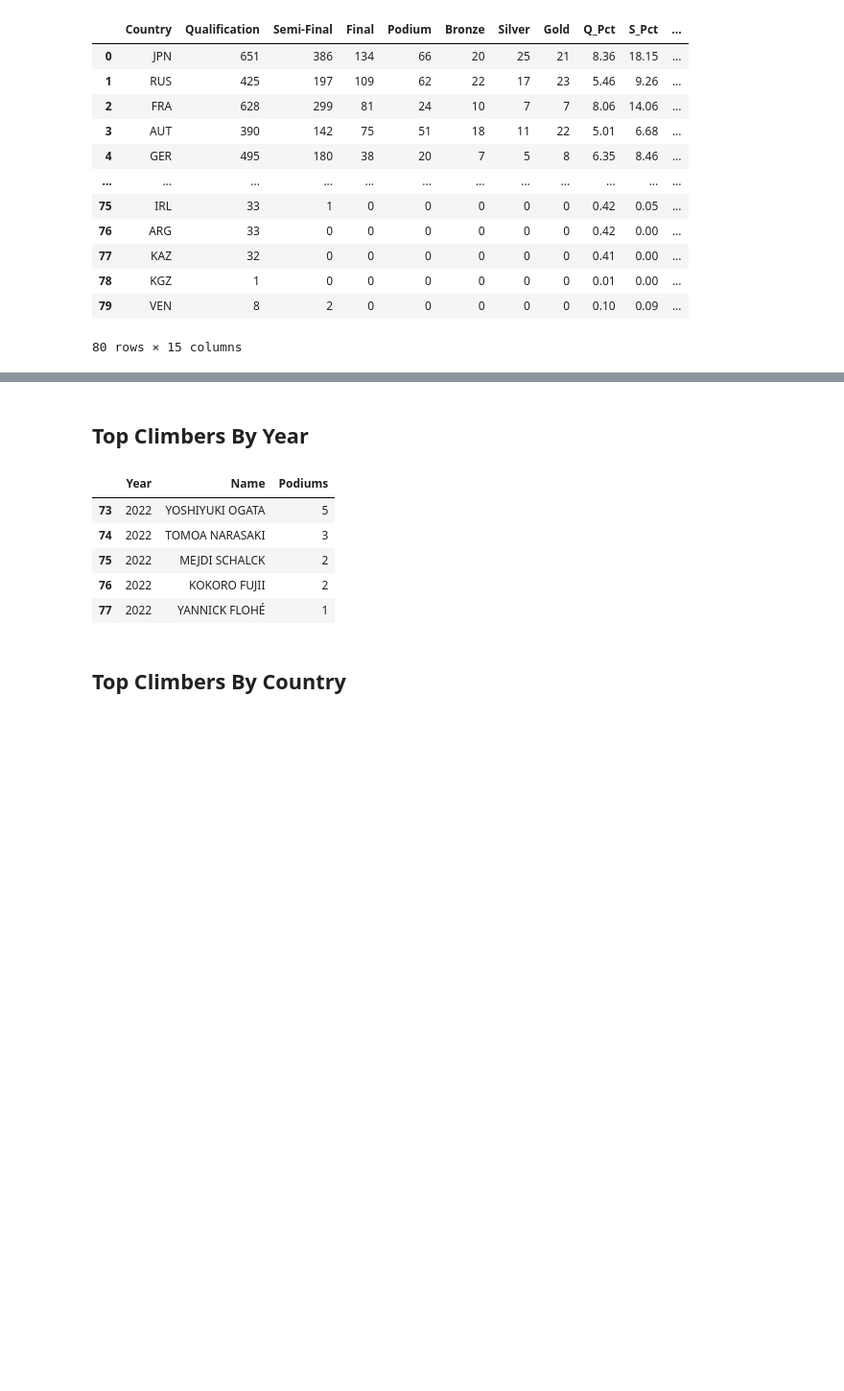
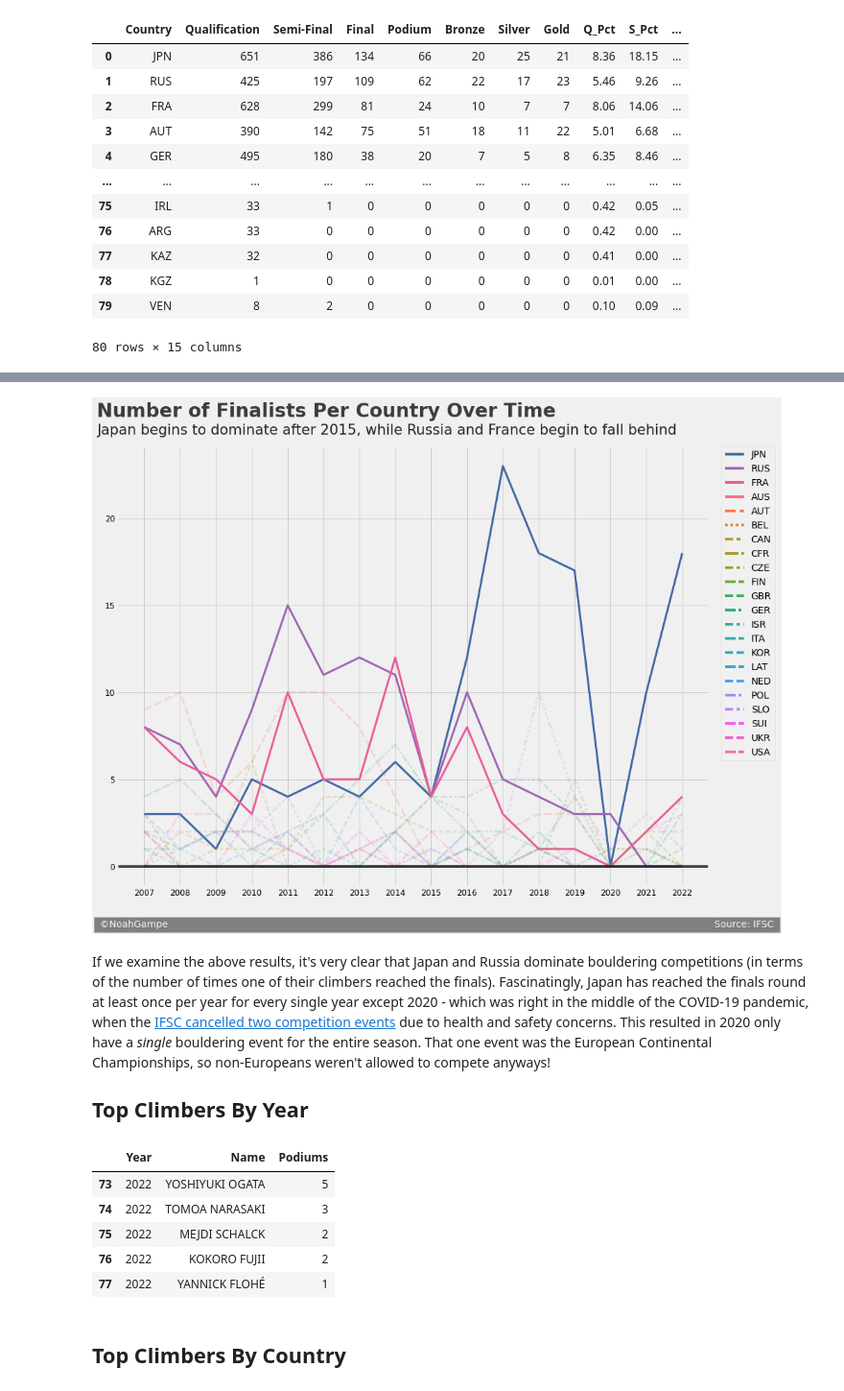
Before and after one commit to noah-kg/scraping-IFSC-website-via-selenium, a Jupyter notebook: IFSC Analysis.ipynb, the cells around one changed output, grey strips where cells are left out. Shown at 96% size. Saved outputs shown, nothing was run; the diff lists cells and outputs as text; code cells hidden in the pictures; blank space fills up the shorter version.

```diff
--- a/IFSC Analysis.ipynb
+++ b/IFSC Analysis.ipynb
@@ -393,0 +445,17 @@ calculate_podiums(boulder_men_all_results, boulder_men_country_stats, True)
+# %%
+def get_country_yearly_stats(df):
+    """
+    Returns df containing number of times a country has been represented in the finals.
+
+    df: dataframe containing results for all bouldering events
+    """
+    stats_df = df[(df['Rank'] <= 6) & (df['Rank'] > 0)] # Removes any -1 or 'DNS' competitors
+    # stats_df = stats_df.groupby(['Country', 'Year']).size().unstack().fillna(0).astype('int8')#.reset_index() # Works
+    # stats_df = stats_df.groupby(['Country'])['Year'].value_counts().to_frame(name='Finalists').fillna(0).astype('int8')#.reset_index()
+    # stats_df = stats_df.groupby(['Year'])['Country'].value_counts().to_frame(name='Finalists').fillna(0).astype('int8')#.reset_index()
+    stats_df = stats_df.groupby(['Year'])['Country'].value_counts().unstack().fillna(0).astype('int')#.reset_index()
+    # stats_df['Total Finals'] = stats_df.sum(axis=1)
+    return stats_df
+
+country_perf = get_country_yearly_stats(boulder_men_all_results)
+country_perf.head()
@@ -394,4 +494,44 @@ calculate_podiums(boulder_men_all_results, boulder_men_country_stats, True)
+# %%
+def plot_line(df, title, sub, xoffset, yoffset, sig, subset=[]):
+    #figure details
+    fig = plt.figure(figsize=(14,12), facecolor='#f0f0f0')
+
+    #plot details
+    if subset:
+        palette = ['#4167a6', '#9d65b4', '#ea5c97','#ff715d' ,'#ffa600']
+        ax = sns.lineplot(data=df[subset], linewidth=3.0, dashes=False, palette=palette[:len(subset)]) #displays only subset
+        ax = sns.lineplot(data=df.drop(subset, axis=1), linewidth=3.0, alpha=0.2)
+    else:
+        ax = sns.lineplot(data=df, linewidth=3.0) #displays each country equally
+
+    # ax = sns.lineplot(data=df.drop(['JPN', 'RUS', 'AUT'], axis=1), linewidth=3.0, alpha=0.2)
+    ax.axhline(y = 0, color = "black", linewidth = 4, alpha = .7)
+    ax.legend(fontsize = 14, bbox_to_anchor=(1.02, 1), loc='upper left', borderaxespad=0)
+    ax.yaxis.label.set_visible(False)
+    ax.xaxis.label.set_visible(False)
+    ax.tick_params(axis='x', labelsize=12)
+    ax.tick_params(axis='y', labelsize=12)
+
+    #title & subtitle
+    ax.text(xoffset, 0.93, s=title, fontsize=28, weight="bold", alpha=.75, transform=fig.transFigure)
+    ax.text(xoffset, 0.9, s=sub, fontsize=21, alpha=.85, transform=fig.transFigure)
+
+    #signature bar
+    ax.text(x=xoffset, y=yoffset,
+            s=" ©NoahGampe" + ' '*sig + "Source: IFSC ",
+            fontsize=14, color="#f0f0f0", backgroundcolor="grey", transform=fig.transFigure)
+
+    plt.show()
+
+title = "Number of Finalists Per Country Over Time"
+sub = "Japan begins to dominate after 2015, while Russia and France begin to fall behind"
+# plot_line(country_perf, title, sub, 0.05, 0.055 ,160)
+plot_line(country_perf, title, sub, 0.05, 0.055 ,180, ['JPN', 'RUS', 'FRA'])
+# %% [output]
+[figure, added]
 # %% [markdown]
+If we examine the above results, it's very clear that Japan and Russia dominate bouldering competitions (in terms of the number of times one of their climbers reached the finals). Fascinatingly, Japan has reached the finals round at least once per year for every single year except 2020 - which was right in the middle of the COVID-19 pandemic, when the [IFSC cancelled two competition events](https://www.ifsc-climbing.org/index.php/news/388-ifsc-world-cups-in-salt-lake-city-and-seoul-cancelled) due to health and safety concerns. This resulted in 2020 only have a *single* bouldering event for the entire season. That one event was the European Continental Championships, so non-Europeans weren't allowed to compete anyways!
+
 ## Top Climbers By Year
 # %%
 def get_top_by_year(df):
```
Also changed, not shown: parts of 12 cells of this notebook.
